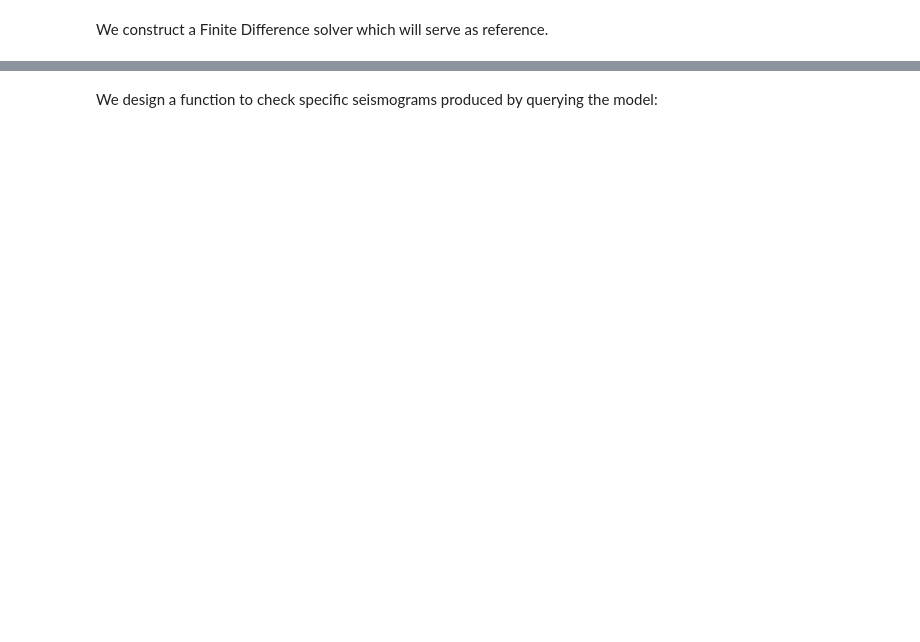
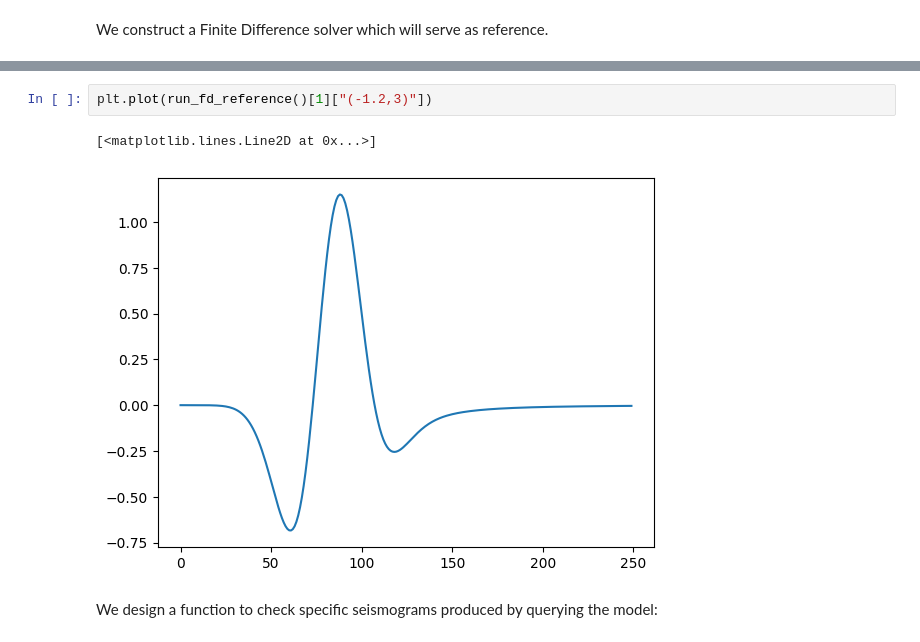
Before and after one commit to pascaltribel/WavePINN, a Jupyter notebook: WavePINN.ipynb, the cells around one changed output, grey strips where cells are left out. Cells and saved outputs as stored; diff of their text form; blank space fills up the shorter version.

```diff
--- a/WavePINN.ipynb
+++ b/WavePINN.ipynb
@@ -120,6 +131,11 @@ def run_fd_reference(c0: float = 1.0, t_max: float = 5.0, n_t: int = 250, L: flo
         p_prev, p_curr = p_curr, p_next
 
     return t_arr, traces
+# %%
+plt.plot(run_fd_reference()[1]["(-1.2,3)"])
+# %% [output]
+[<matplotlib.lines.Line2D at 0x...>]
+[figure, added]
 # %% [markdown]
 We design a function to check specific seismograms produced by querying the model:
 # %%
```
Also changed, not shown: parts of 12 cells of this notebook, 11 other files.
